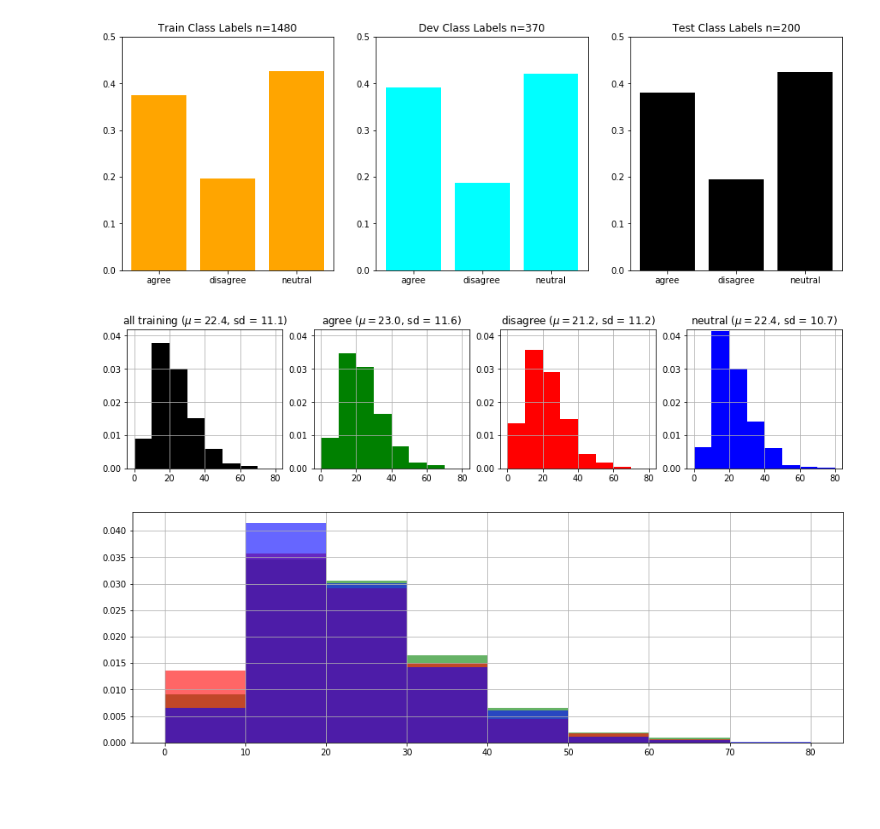
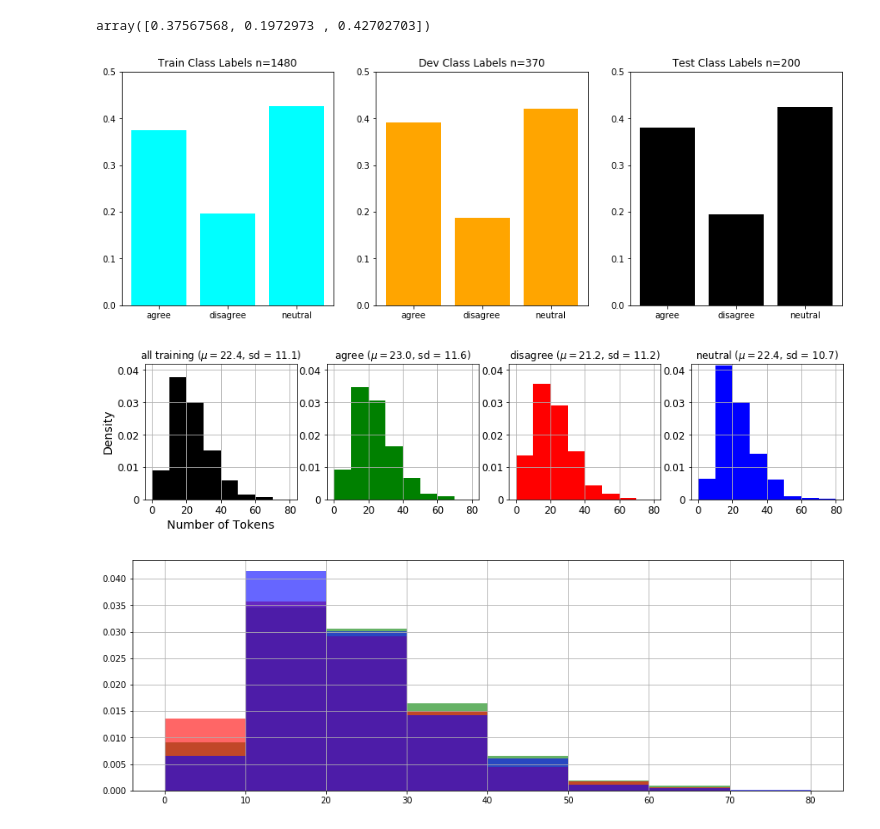
Before and after one commit to zhum01/Climate-Change-Text-NLP, a Jupyter notebook: W266_finalProject_EDA_climatChangeText.ipynb, the cells around one changed output. Cells and saved outputs as stored; diff of their text form; code cells hidden in the pictures; blank space fills up the shorter version.

```diff
--- a/W266_finalProject_EDA_climatChangeText.ipynb
+++ b/W266_finalProject_EDA_climatChangeText.ipynb
@@ -40,52 +40,63 @@ x_train, x_dev, y_trainStrs, y_devStrs = train_test_split(allSents.loc[trainIds]
 testIds = rawData.loc[labeledInds].loc[rawData['in_held_out_test']==True].index.values
 x_test = allSents.loc[testIds].tolist()
 y_testStrs = allLabels.loc[testIds].tolist()
+# %%
+np.unique(y_trainStrs, return_counts=True)[1]/sum(np.unique(y_trainStrs, return_counts=True)[1])
+# %% [output]
+array([0.37567568, 0.1972973 , 0.42702703])
 # %%
 # class distributions
 datasets = [y_trainStrs, y_devStrs, y_testStrs]
-plotColors = ['orange', 'cyan', 'black']
+plotColors = ['cyan', 'orange', 'black']
 titles = ['Train', 'Dev', 'Test']
 
 fig = plt.figure(figsize=(15,5))
 
 for datasetNum in np.arange(len(datasets)):
-    fig.add_subplot(1,3,datasetNum+1)
+    axH = fig.add_subplot(1,3,datasetNum+1)
     labels, counts = np.unique(datasets[datasetNum], return_counts=True)
     plt.bar(labels, counts/sum(counts), color=plotColors[datasetNum])
     plt.ylim([0, 0.5])
     plt.title(titles[datasetNum] + ' Class Labels n=' + str(len(datasets[datasetNum])))
 # %% [output]
-[figure, old version]
+[figure, new version]
 # %%
 # number of tokens by class
 
 allClassStrs = ['all training', 'agree', 'disagree', 'neutral']
 plotColors = ['black', 'green', 'red', 'blue']
 
 # get encodings
 tokenizer = BertTokenizer.from_pretrained(bertModelStr)
 train_encodings = tokenizer(allSents.loc[trainIds].tolist(), padding=False)
 
 fig, axesH = plt.subplots(1, 4, figsize=(15,3))
 
 for classStr in allClassStrs:
     if classStr == 'all training':
         numTokens = np.array([len(example)-2 for example in train_encodings['input_ids']]) # -2 to discount start [CLS] and end [SEP] tokens
     else:
         classInds = [ind for ind, label in enumerate(allLabels.loc[trainIds].tolist()) if label == classStr]
         classTokenIds = [train_encodings['input_ids'][ind] for ind in classInds]
         numTokens = np.array([len(example)-2 for example in classTokenIds])
 
     listInd = allClassStrs.index(classStr)
     axesH[listInd].hist(numTokens, bins = np.linspace(0, 80, num=9), color = plotColors[listInd], density=True)
     axesH[listInd].set_title(classStr
                              + ' ($\mu=$' + str(np.round(np.mean(numTokens), 1))
                              + ', sd = ' + str(np.round(np.std(numTokens), 1)) + ')'
+                            , fontsize=12
                             )
     axesH[listInd].set_ylim([0,0.042])
     axesH[listInd].grid(True)
+    axesH[listInd].set_xticklabels([None, 0, 20, 40, 60, 80], fontsize=12)
+    axesH[listInd].set_yticklabels([0, 0.01, 0.02, 0.03, 0.04], fontsize=12)
+
+    if classStr == 'all training':
+        axesH[listInd].set_xlabel('Number of Tokens', fontsize=14)
+        axesH[listInd].set_ylabel('Density', fontsize=14)
 # %% [output]
-[figure, old version]
+[figure, new version]
 # %%
 # number of tokens by class (overlapping)
 
```
Also changed, not shown: parts of 8 cells of this notebook, 2 other files.
